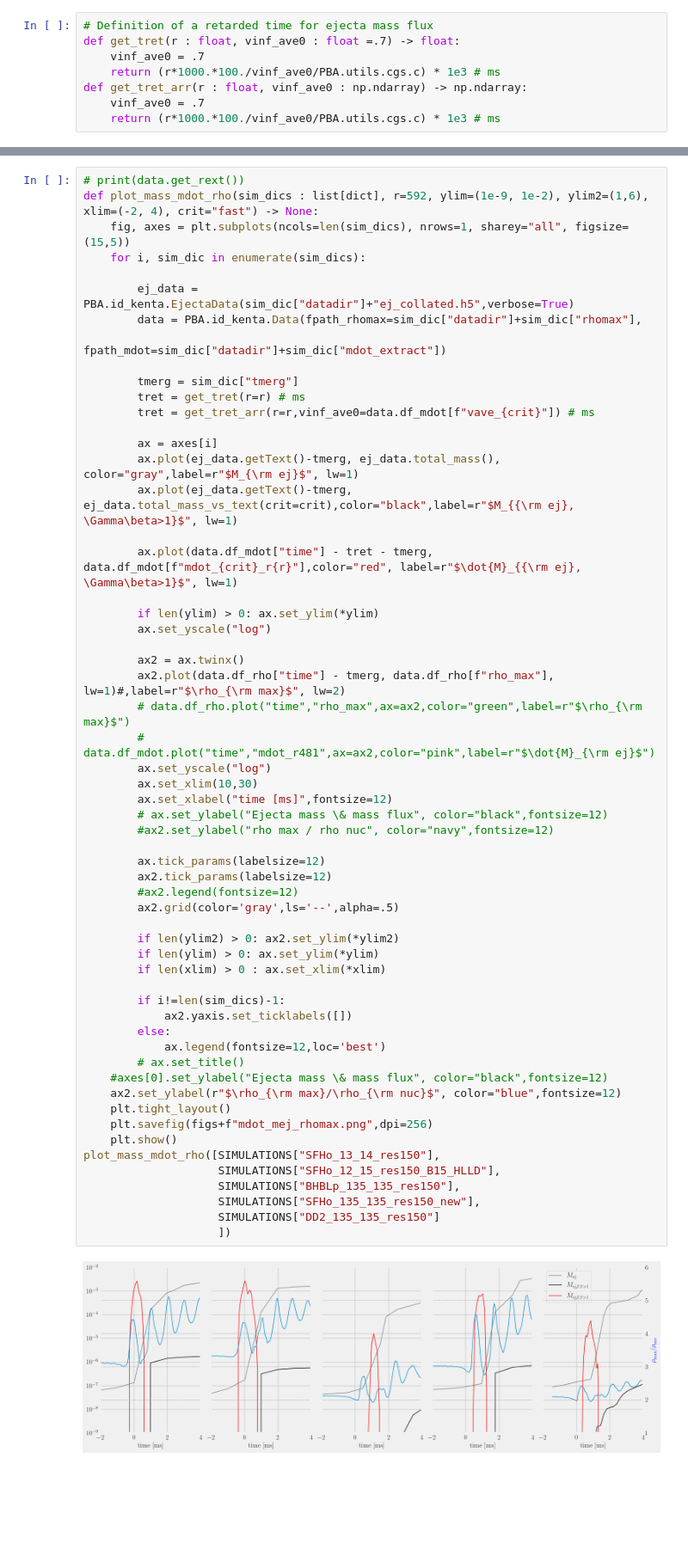
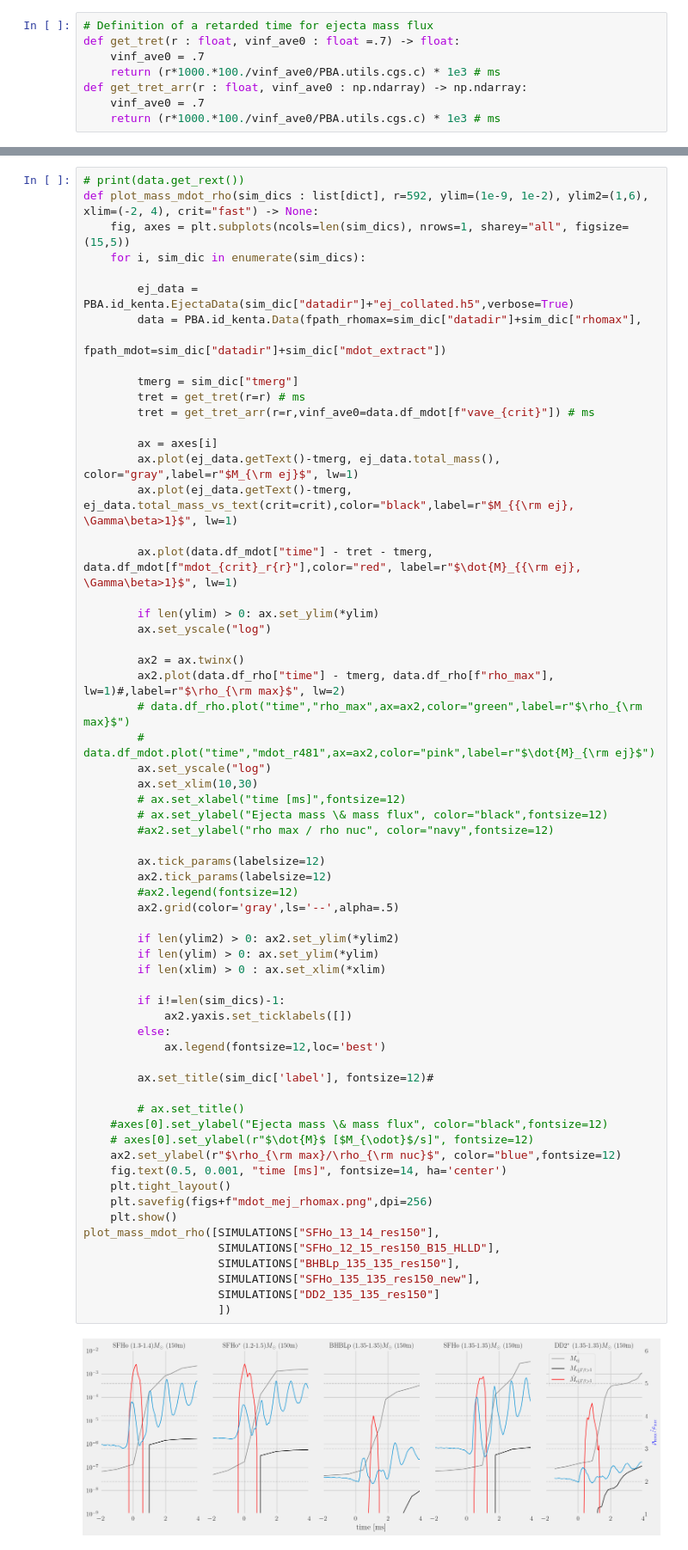
Before and after one commit to vsevolodnedora/PBA_projects, a Jupyter notebook: knafg/knafg_kenta/ejecta_analysis.ipynb, the cells around one changed output, grey strips where cells are left out. Shown at 86% size. Drawn from its saved outputs; the diff is of its cells as text; blank space fills up the shorter version.

```diff
--- a/knafg/knafg_kenta/ejecta_analysis.ipynb
+++ b/knafg/knafg_kenta/ejecta_analysis.ipynb
@@ -521,37 +489,42 @@ def plot_mass_mdot_rho(sim_dics : list[dict], r=592, ylim=(1e-9, 1e-2), ylim2=(1
         # data.df_mdot.plot("time","mdot_r481",ax=ax2,color="pink",label=r"$\dot{M}_{\rm ej}$")
         ax.set_yscale("log")
         ax.set_xlim(10,30)
-        ax.set_xlabel("time [ms]",fontsize=12)
+        # ax.set_xlabel("time [ms]",fontsize=12)
         # ax.set_ylabel("Ejecta mass \& mass flux", color="black",fontsize=12)
         #ax2.set_ylabel("rho max / rho nuc", color="navy",fontsize=12)
 
         ax.tick_params(labelsize=12)
         ax2.tick_params(labelsize=12)
         #ax2.legend(fontsize=12)
         ax2.grid(color='gray',ls='--',alpha=.5)
 
         if len(ylim2) > 0: ax2.set_ylim(*ylim2)
         if len(ylim) > 0: ax.set_ylim(*ylim)
         if len(xlim) > 0 : ax.set_xlim(*xlim)
 
         if i!=len(sim_dics)-1:
             ax2.yaxis.set_ticklabels([])
         else:
             ax.legend(fontsize=12,loc='best')
+
+        ax.set_title(sim_dic['label'], fontsize=12)#
+
         # ax.set_title()
     #axes[0].set_ylabel("Ejecta mass \& mass flux", color="black",fontsize=12)
+    # axes[0].set_ylabel(r"$\dot{M}$ [$M_{\odot}$/s]", fontsize=12)
     ax2.set_ylabel(r"$\rho_{\rm max}/\rho_{\rm nuc}$", color="blue",fontsize=12)
+    fig.text(0.5, 0.001, "time [ms]", fontsize=14, ha='center')
     plt.tight_layout()
     plt.savefig(figs+f"mdot_mej_rhomax.png",dpi=256)
     plt.show()
 plot_mass_mdot_rho([SIMULATIONS["SFHo_13_14_res150"],
                     SIMULATIONS["SFHo_12_15_res150_B15_HLLD"],
                     SIMULATIONS["BHBLp_135_135_res150"],
                     SIMULATIONS["SFHo_135_135_res150_new"],
                     SIMULATIONS["DD2_135_135_res150"]
                     ])
 # %% [output]
-[figure, old version]
+[figure, new version]
 # %%
 # Sumamry
 def print_summary(sim_dics:list[dict]):
```
Also changed, not shown: parts of 24 cells of this notebook, 1 other file.
